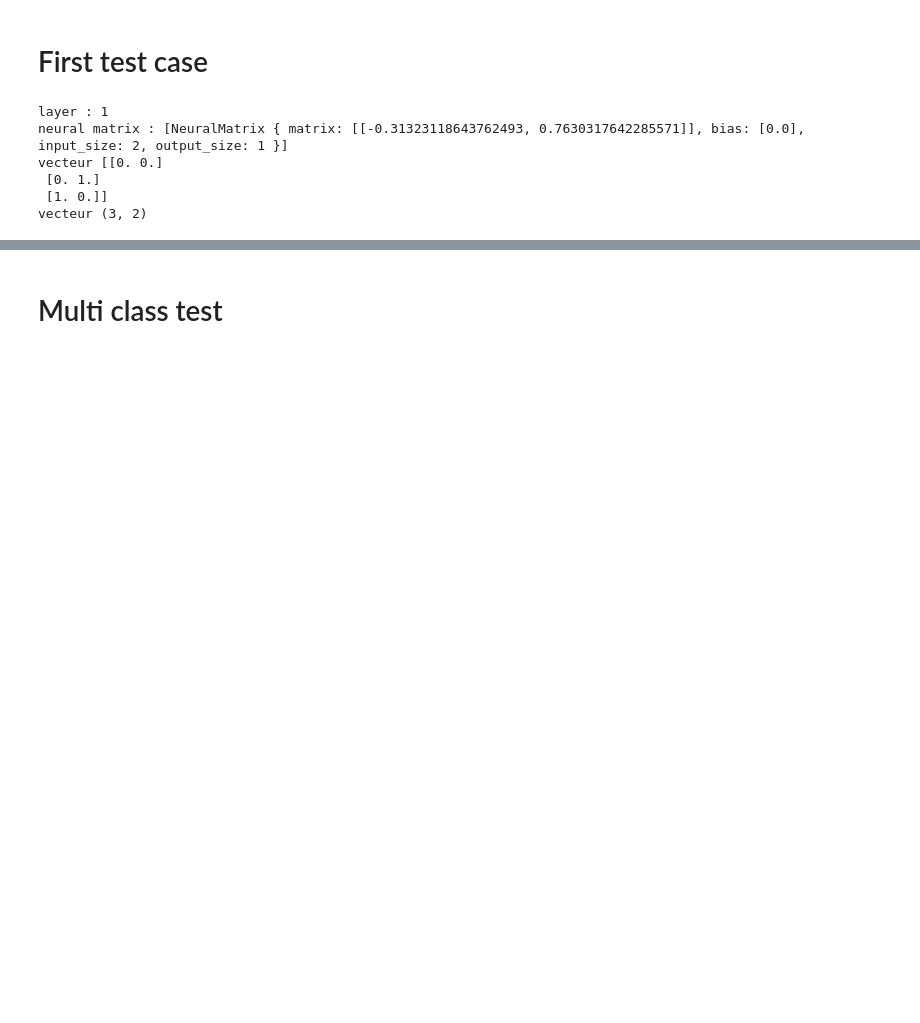
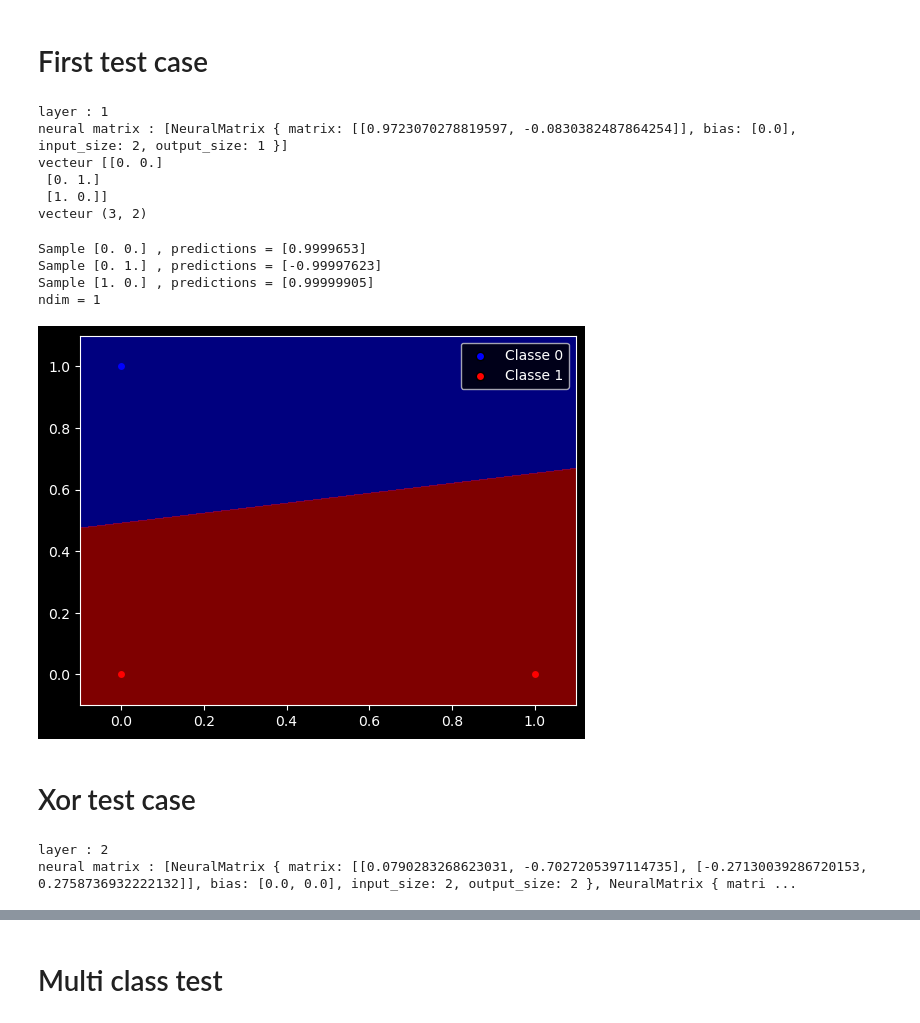
Before and after one commit to Celesxx/PA-TAC, a Jupyter notebook: simpleMLP.ipynb, the cells around one changed output, grey strips where cells are left out. Drawn from its saved outputs; the diff is of its cells as text; code cells hidden in the pictures; blank space fills up the shorter version.

```diff
--- a/simpleMLP.ipynb
+++ b/simpleMLP.ipynb
@@ -8,11 +9,11 @@ mlp_model = ctypes.CDLL("modele/mlp/target/release/libmlp_classification.so")
 
 # Définir les types d'arguments et de retour des fonctions C
 PROGRESS_CALLBACK = ctypes.CFUNCTYPE(None, ctypes.c_int, ctypes.c_double)
-mlp_model.mlpInit.argtypes = [ctypes.POINTER(ctypes.c_uint), ctypes.c_size_t, ctypes.c_double]
-mlp_model.mlpInit.restype = ctypes.POINTER(ctypes.c_void_p)
+mlp_model.mlpInit.argtypes = [ctypes.POINTER(ctypes.c_size_t), ctypes.c_size_t, ctypes.c_double]
+mlp_model.mlpInit.restype = ctypes.c_void_p
 
 mlp_model.mlpTrain.argtypes = [
-    ctypes.POINTER(ctypes.c_void_p),
+    ctypes.c_void_p,
     ctypes.POINTER(ctypes.c_double),
     ctypes.POINTER(ctypes.c_double),
     ctypes.c_size_t,
@@ -22,13 +23,13 @@ mlp_model.mlpTrain.argtypes = [
     ctypes.c_size_t,
     ctypes.c_bool,
     PROGRESS_CALLBACK,
-    ctypes.c_size_t
+    ctypes.c_size_t,
 ]
-mlp_model.mlpTrain.restype = ctypes.c_double
+mlp_model.mlpTrain.restype = None
 
 
 mlp_model.mlpPredict.argtypes = [
-    ctypes.POINTER(ctypes.c_void_p),
+    ctypes.c_void_p,
     ctypes.POINTER(ctypes.c_double),
     ctypes.c_size_t,
     ctypes.c_bool,
@@ -36,7 +37,7 @@ mlp_model.mlpPredict.argtypes = [
 ]
 mlp_model.mlpPredict.restype = None
 
-mlp_model.mlpFree.argtypes = [ctypes.POINTER(ctypes.c_void_p)]
+mlp_model.mlpFree.argtypes = [ctypes.c_void_p]
 mlp_model.mlpFree.restype = None
 # %% [markdown]
 # First test case
@@ -45,8 +46,8 @@ parameter = np.array([2, 1], dtype=np.uintp)
 learning_rate = 0.1
 epochs = 1000000
 callback_interval = 100
-
-parameter_ptr = parameter.ctypes.data_as(ctypes.POINTER(ctypes.c_uint))
+tensorboard_dir = "./log/"
+parameter_ptr = parameter.ctypes.data_as(ctypes.POINTER(ctypes.c_size_t))
 nn = mlp_model.mlpInit(parameter_ptr, parameter.size, learning_rate)
 
 X_train = np.array([
@@ -56,8 +57,8 @@ X_train = np.array([
 ], dtype=np.float64)
 
 y_train = np.array([
+    [1.0],
     [-1.0],
-    [1.0],
     [1.0]
 ], dtype=np.float64)
 
@@ -65,7 +66,7 @@ print(f'vecteur {X_train}')
 print(f'vecteur {X_train.shape}')
 # %% [output]
 layer : 1
-neural matrix : [NeuralMatrix { matrix: [[-0.31323118643762493, 0.7630317642285571]], bias: [0.0], input_size: 2, output_size: 1 }]
+neural matrix : [NeuralMatrix { matrix: [[0.9723070278819597, -0.0830382487864254]], bias: [0.0], input_size: 2, output_size: 1 }]
 vecteur [[0. 0.]
  [0. 1.]
  [1. 0.]]
@@ -73,3 +97,53 @@ vecteur (3, 2)
+# %%
+for k in range(len(X_train)):
+    predictions = np.zeros(1, dtype=np.float64)
+    mlp_model.mlpPredict(
+        nn,
+        X_train[k].ctypes.data_as(ctypes.POINTER(ctypes.c_double)),
+        X_train[k].size,
+        True,
+        predictions.ctypes.data_as(ctypes.POINTER(ctypes.c_double))
+    )
+    print("Sample", X_train[k], ", predictions =", predictions)
+
+
+plotDisplay(X_train, y_train, nn, mlp_model)
+
+
+mlp_model.mlpFree(nn)
+# %% [output]
+Sample [0. 0.] , predictions = [0.9999653]
+Sample [0. 1.] , predictions = [-0.99997623]
+Sample [1. 0.] , predictions = [0.99999905]
+ndim = 1
+[figure, added]
+# %% [markdown]
+# Xor test case
+# %%
+neurons_size = np.array([2, 2, 1], dtype=np.uintp)
+learning_rate = 0.01
+epochs = 10000000
+callback_interval = 10000
+
+parameter_ptr = neurons_size.ctypes.data_as(ctypes.POINTER(ctypes.c_size_t))
+nn = mlp_model.mlpInit(parameter_ptr, neurons_size.size, learning_rate)
+
+X_train = np.array([
+    [0.0, 0.0],
+    [0.0, 1.0],
+    [1.0, 0.0],
+    [1.0, 1.0]
+], dtype=np.float64)
+
+y_train = np.array([
+    [-1.0],
+    [1.0],
+    [1.0],
+    [-1.0]
+], dtype=np.float64)
+# %% [output]
+layer : 2
+neural matrix : [NeuralMatrix { matrix: [[0.0790283268623031, -0.7027205397114735], [-0.27130039286720153, 0.2758736932222132]], bias: [0.0, 0.0], input_size: 2, output_size: 2 }, NeuralMatrix { matri ...
 # %%
 progress_bar = tqdm(total=epochs, desc="Training Progress")
 
```
Also changed, not shown: parts of 14 cells of this notebook, 56 other files.
